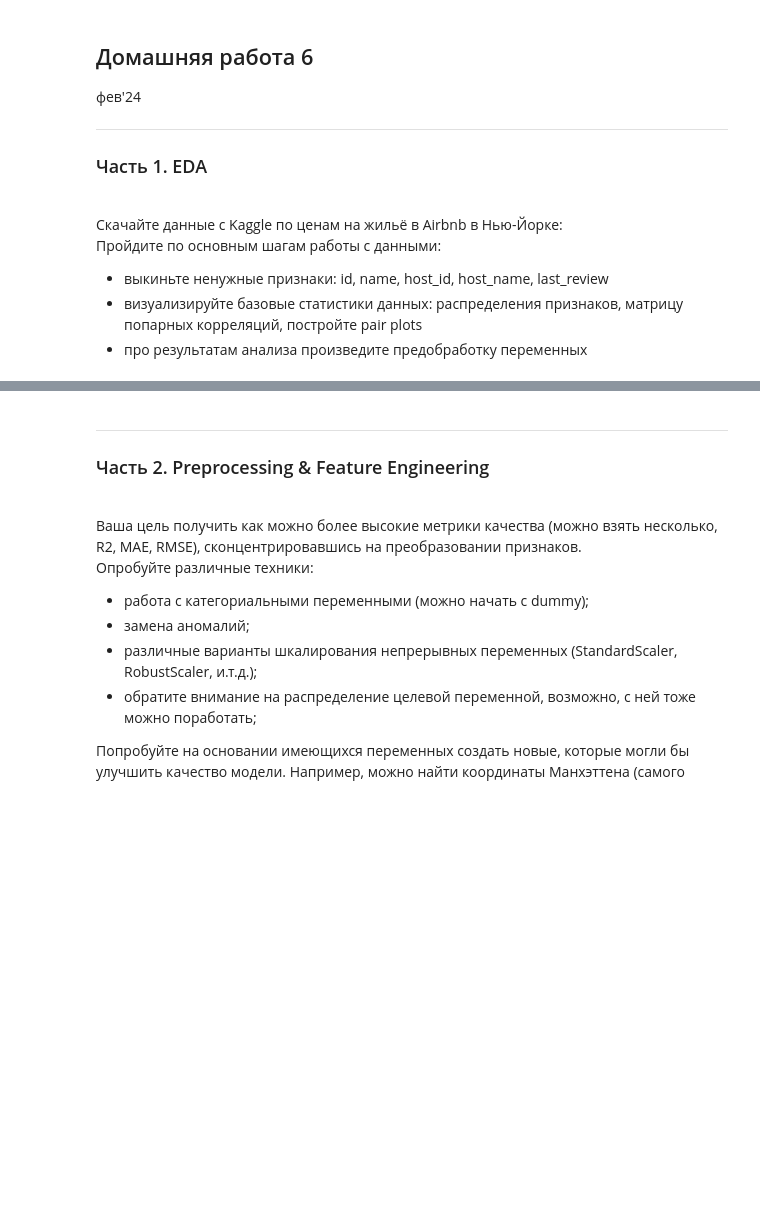
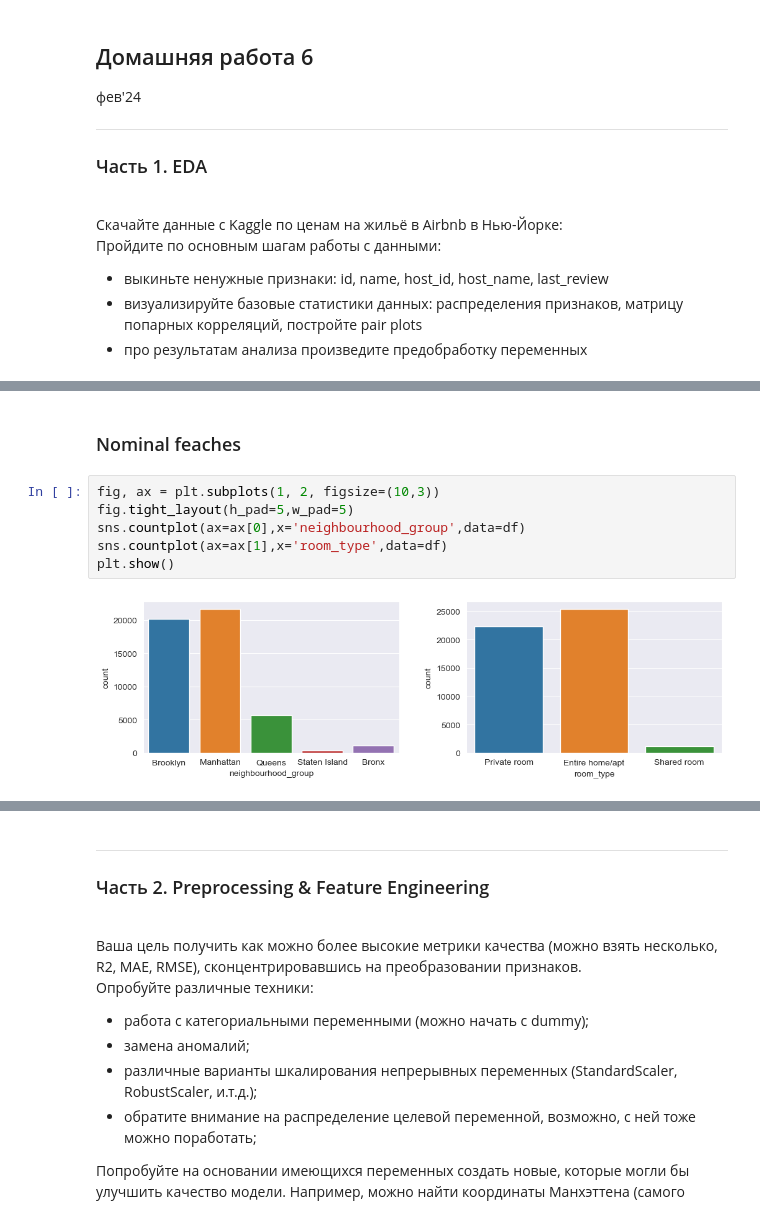
Before and after one commit to totkin/Learning-ML-2023, a Jupyter notebook: hw-6/homework-06.ipynb, the cells around one changed output, grey strips where cells are left out. Cells and saved outputs as stored; diff of their text form; blank space fills up the shorter version.

```diff
--- a/hw-6/homework-06.ipynb
+++ b/hw-6/homework-06.ipynb
@@ -99,0 +167,10 @@ sns.pairplot(data=tips_raw,vars=["tip","size","total_bill"], hue="sex")
+# %% [markdown]
+### Nominal feaches
+# %%
+fig, ax = plt.subplots(1, 2, figsize=(10,3))
+fig.tight_layout(h_pad=5,w_pad=5)
+sns.countplot(ax=ax[0],x='neighbourhood_group',data=df)
+sns.countplot(ax=ax[1],x='room_type',data=df)
+plt.show()
+# %% [output]
+[figure, added]
```
Also changed, not shown: parts of 23 cells of this notebook, 1 other file.
